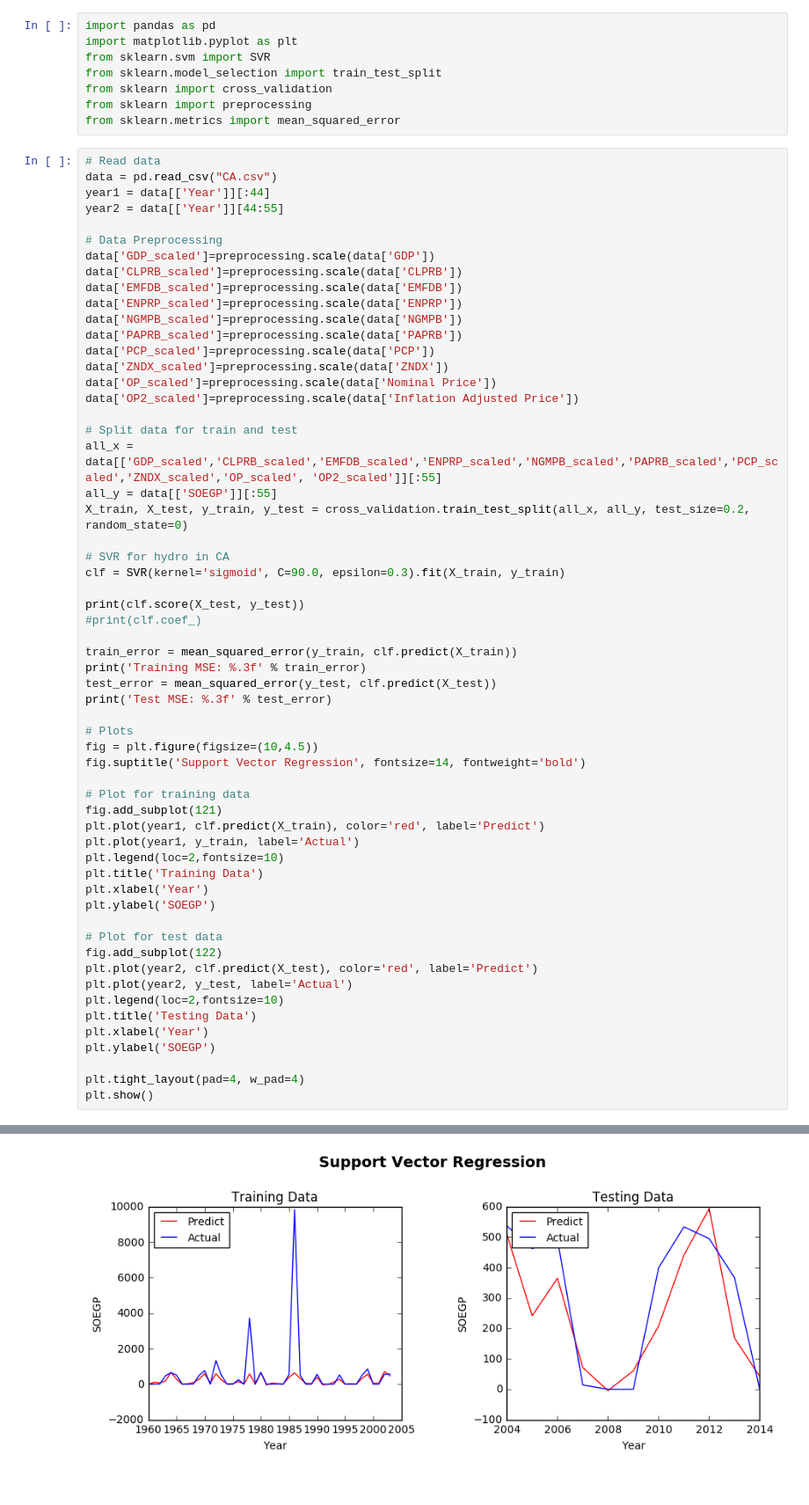
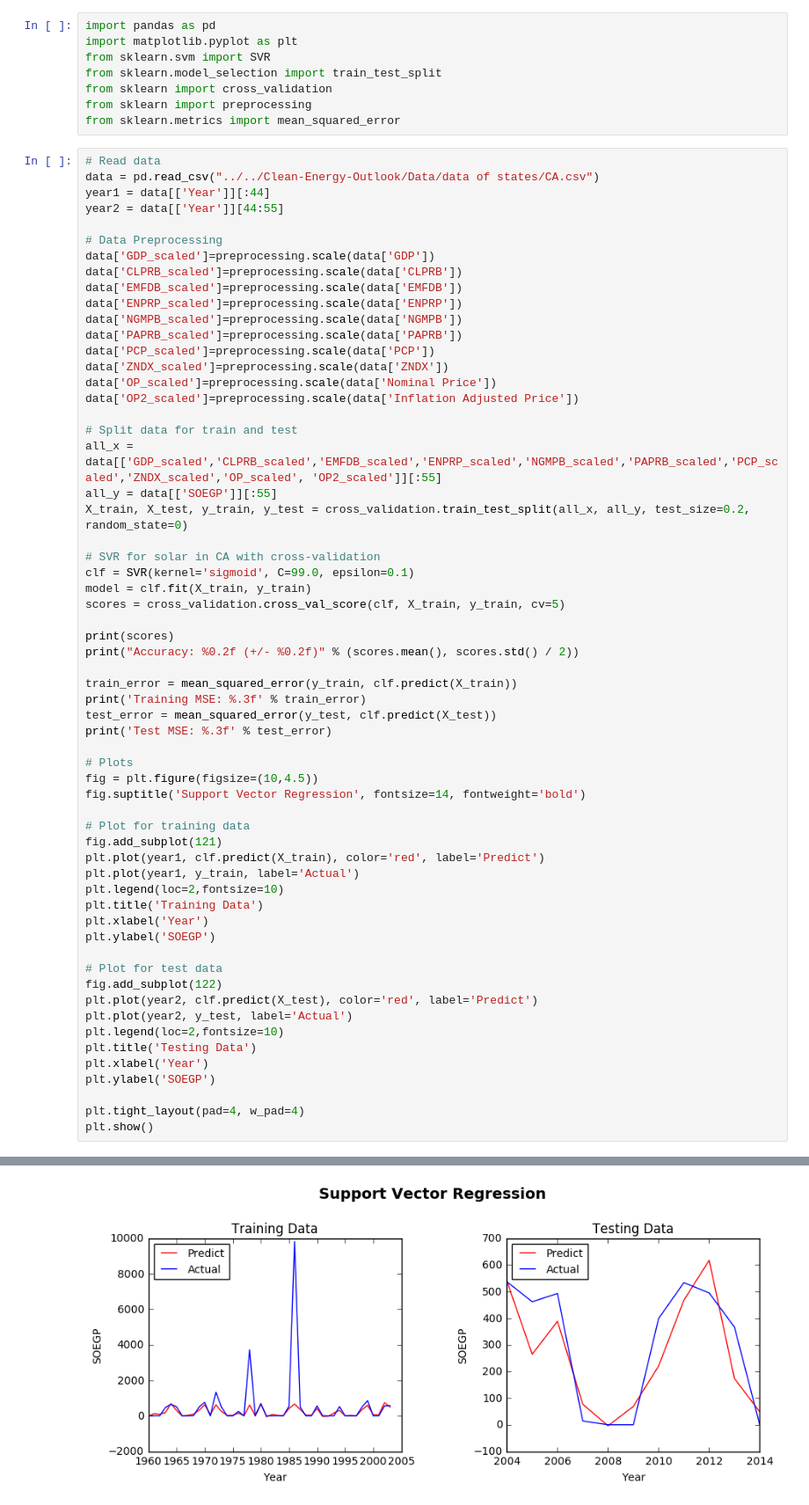
Before and after one commit to ibrahim85/Clean-Energy-Outlook, a Jupyter notebook: examples/Jupyter Notebooks/SVR with cross-validation for Solar.ipynb, the cells around one changed output, grey strips where cells are left out. Shown: that part at 88% size. Cells and saved outputs as stored; diff of their text form.

Commit message:
modified cross-validation part

```diff
--- a/examples/Jupyter Notebooks/SVR with cross-validation for Solar.ipynb
+++ b/examples/Jupyter Notebooks/SVR with cross-validation for Solar.ipynb
@@ -8,7 +8,7 @@ from sklearn import preprocessing
 from sklearn.metrics import mean_squared_error
 # %%
 # Read data
-data = pd.read_csv("CA.csv")
+data = pd.read_csv("../../Clean-Energy-Outlook/Data/data of states/CA.csv")
 year1 = data[['Year']][:44]
 year2 = data[['Year']][44:55]
 
@@ -29,11 +29,13 @@ all_x = data[['GDP_scaled','CLPRB_scaled','EMFDB_scaled','ENPRP_scaled','NGMPB_s
 all_y = data[['SOEGP']][:55]
 X_train, X_test, y_train, y_test = cross_validation.train_test_split(all_x, all_y, test_size=0.2, random_state=0)
 
-# SVR for hydro in CA
-clf = SVR(kernel='sigmoid', C=90.0, epsilon=0.3).fit(X_train, y_train)
+# SVR for solar in CA with cross-validation
+clf = SVR(kernel='sigmoid', C=99.0, epsilon=0.1)
+model = clf.fit(X_train, y_train)
+scores = cross_validation.cross_val_score(clf, X_train, y_train, cv=5)
 
-print(clf.score(X_test, y_test))
-#print(clf.coef_)
+print(scores)
+print("Accuracy: %0.2f (+/- %0.2f)" % (scores.mean(), scores.std() / 2))
 
 train_error = mean_squared_error(y_train, clf.predict(X_train))
 print('Training MSE: %.3f' % train_error)
@@ -71,4 +74,4 @@ Test MSE: 15347.954
-[figure, old version]
+[figure, new version]
 # %%
 # predict Solar for future
 year3 = data[['Year']][-6:]
```
Also changed, not shown: parts of 3 cells of this notebook.
